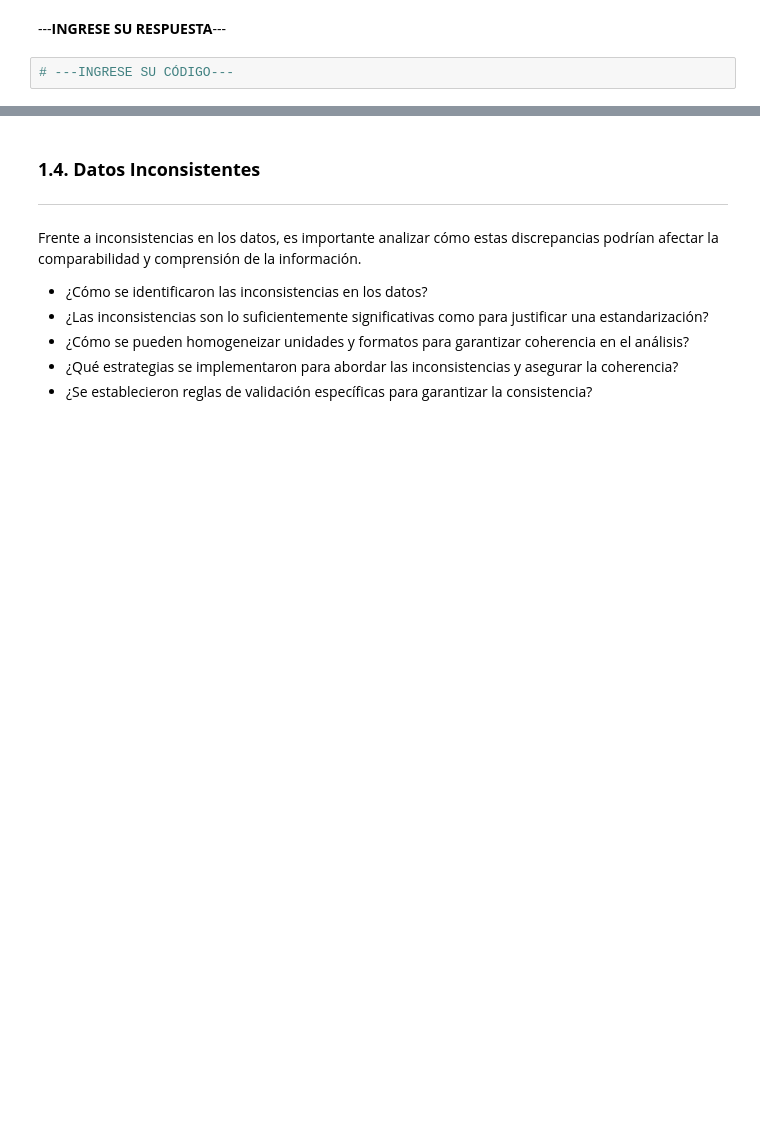
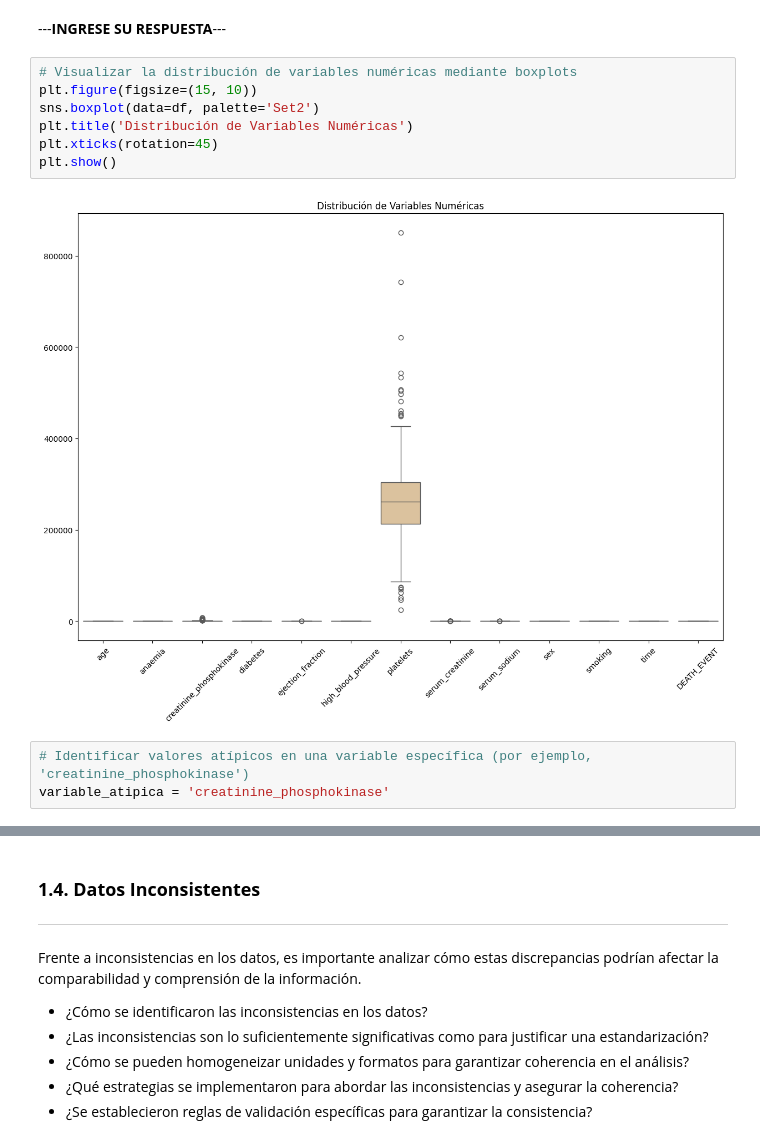
Before and after one commit to danielamejiacastro/MLDS--Course, a Jupyter notebook: Fase_3_Preparación_de_los_datos.ipynb, the cells around one changed output, grey strips where cells are left out. Cells and saved outputs as stored; diff of their text form; blank space fills up the shorter version.

```diff
--- a/Fase_3_Preparación_de_los_datos.ipynb
+++ b/Fase_3_Preparación_de_los_datos.ipynb
@@ -68,5 +124,15 @@ Al abordar valores atípicos, es relevante cuestionarse sobre la naturaleza de e
 La elección entre eliminar o transformar estos valores debe basarse en su influencia en la distribución y la interpretación de los resultados, asegurando que el análisis refleje de manera precisa la realidad del conjunto de datos.
 # %% [markdown]
 ---**INGRESE SU RESPUESTA**---
-# %%
-# ---INGRESE SU CÓDIGO---
+# %%
+# Visualizar la distribución de variables numéricas mediante boxplots
+plt.figure(figsize=(15, 10))
+sns.boxplot(data=df, palette='Set2')
+plt.title('Distribución de Variables Numéricas')
+plt.xticks(rotation=45)
+plt.show()
+# %% [output]
+[figure, added]
+# %%
+# Identificar valores atípicos en una variable específica (por ejemplo, 'creatinine_phosphokinase')
+variable_atipica = 'creatinine_phosphokinase'
```
Also changed, not shown: parts of 21 cells of this notebook, 2 other files.
